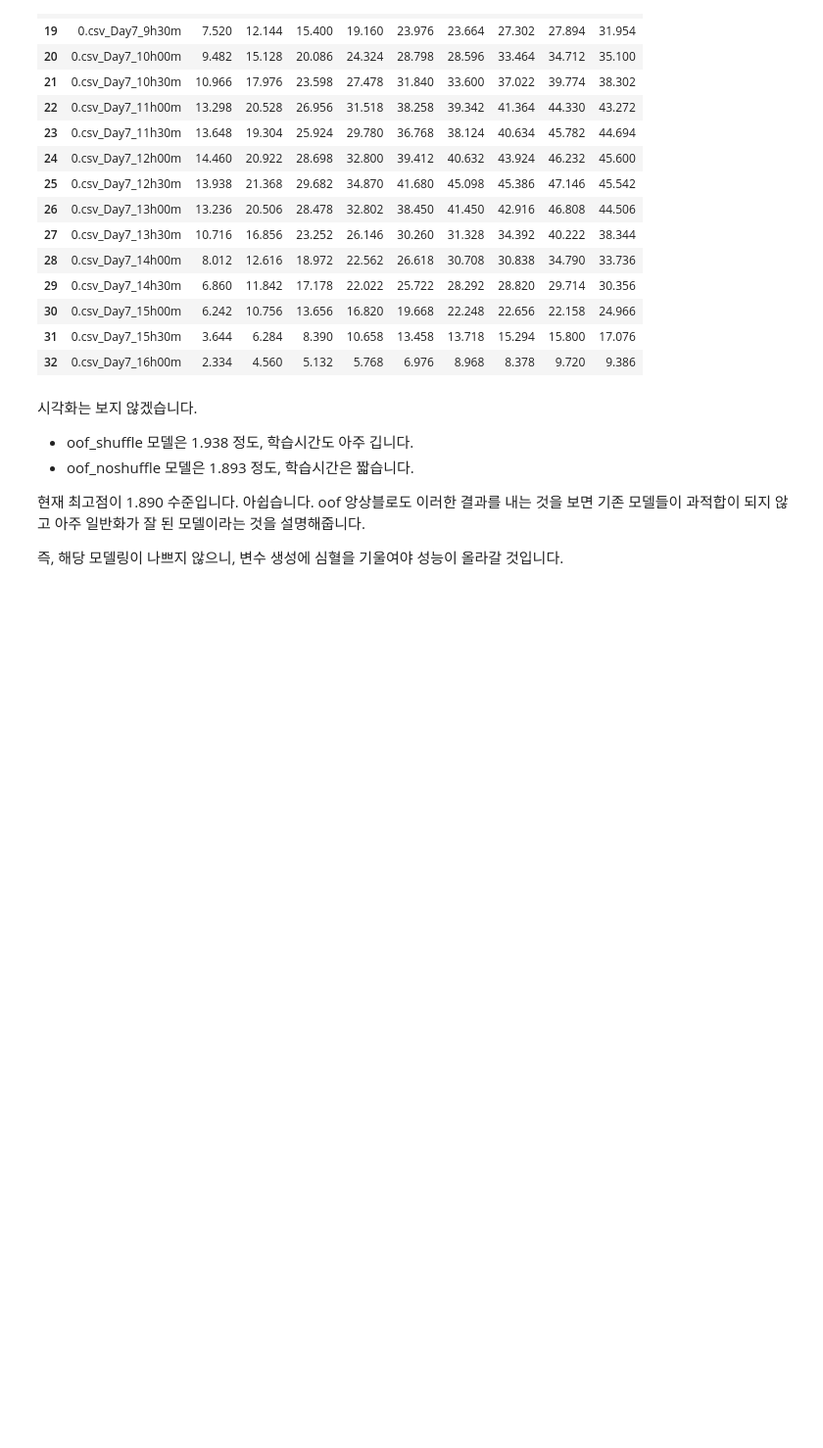
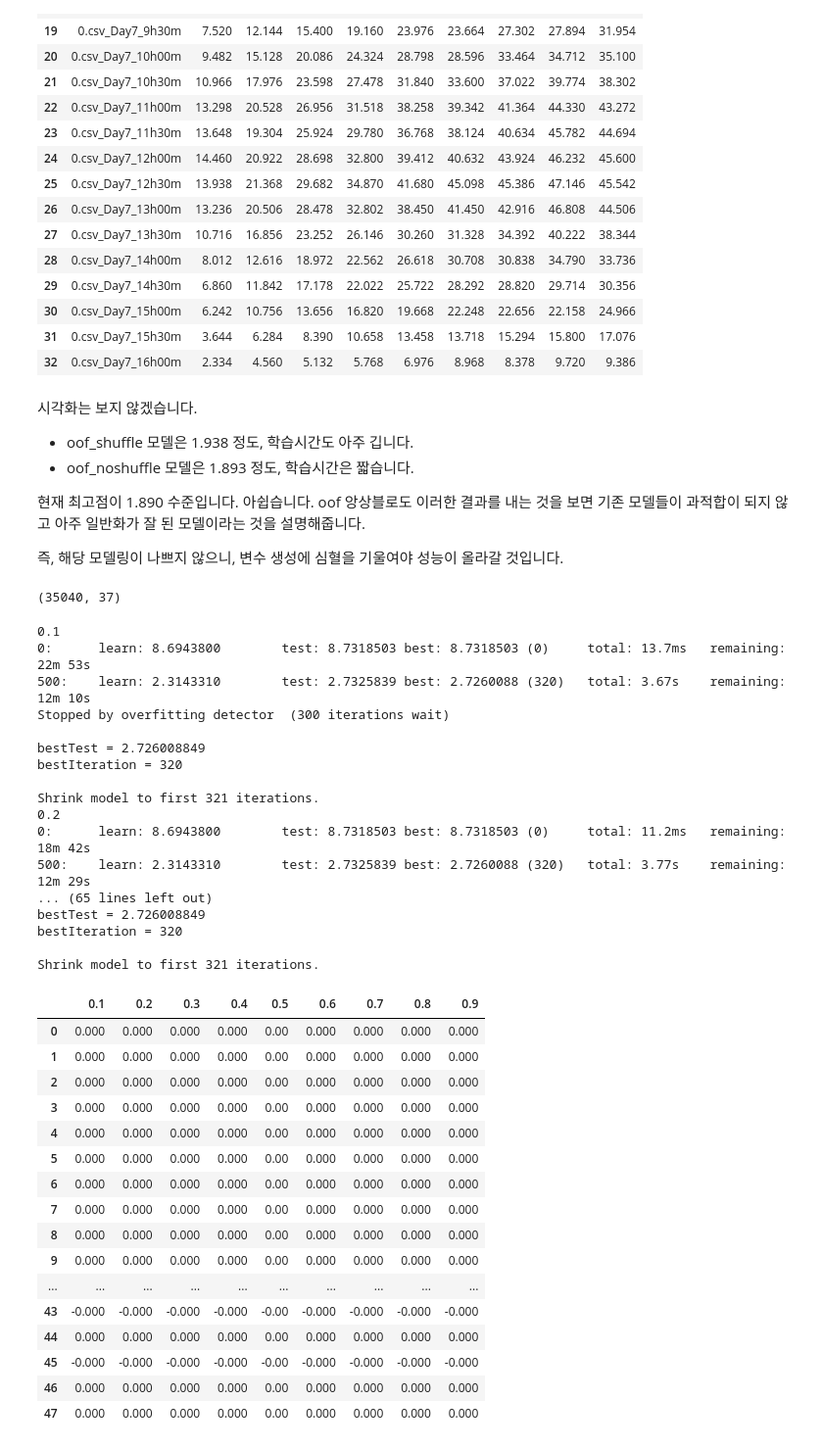
Before and after one commit to thinpig99/dacon-solarPanel, a Jupyter notebook: solarPanel_210108_kfold-test.ipynb, the cells around one changed output. Shown at 98% size. Saved outputs shown, nothing was run; the diff lists cells and outputs as text; code cells hidden in the pictures; blank space fills up the shorter version.

```diff
--- a/solarPanel_210108_kfold-test.ipynb
+++ b/solarPanel_210108_kfold-test.ipynb
@@ -341,0 +388,3 @@ submission[16:33]
+# %%
+tra = train[:35040]
+va = train[35040:]
@@ -341,0 +393,57 @@ submission[16:33]
+# %%
+def make_train_test_val(X, val, features):
+
+    x_train = X[features]
+    y_train_1 = X['TARGET_1']
+    y_train_2 = X['TARGET_2']
+
+    x_val = val[features]
+    y_val_1 = val['TARGET_1']
+    y_val_2 = val['TARGET_2']
+
+    print(x_train.shape)
+
+    return x_train, y_train_1, y_train_2, x_val, y_val_1, y_val_2
+# %%
+x_train, y_train_1, y_train_2, x_val, y_val_1, y_val_2 = make_train_test_val(tra, va, tra.columns[:-2])
+# %% [output]
+(35040, 37)
+# %%
+# Target1
+models_1, results_1 = train_catb(x_train, y_train_1, x_val, y_val_1, X_test)
+results_1.sort_index()[:48]
+# %% [output]
+0.1
+0:      learn: 8.6943800        test: 8.7318503 best: 8.7318503 (0)     total: 13.7ms   remaining: 22m 53s
+500:    learn: 2.3143310        test: 2.7325839 best: 2.7260088 (320)   total: 3.67s    remaining: 12m 10s
+Stopped by overfitting detector  (300 iterations wait)
+
+bestTest = 2.726008849
+bestIteration = 320
+
+Shrink model to first 321 iterations.
+0.2
+0:      learn: 8.6943800        test: 8.7318503 best: 8.7318503 (0)     total: 11.2ms   remaining: 18m 42s
+500:    learn: 2.3143310        test: 2.7325839 best: 2.7260088 (320)   total: 3.77s    remaining: 12m 29s
+... (65 lines left out)
+bestTest = 2.726008849
+bestIteration = 320
+
+Shrink model to first 321 iterations.
+|  | 0.1 | 0.2 | 0.3 | 0.4 | 0.5 | 0.6 | 0.7 | 0.8 | 0.9 |
+| 0 | 0.000 | 0.000 | 0.000 | 0.000 | 0.00 | 0.000 | 0.000 | 0.000 | 0.000 |
+| 1 | 0.000 | 0.000 | 0.000 | 0.000 | 0.00 | 0.000 | 0.000 | 0.000 | 0.000 |
+| 2 | 0.000 | 0.000 | 0.000 | 0.000 | 0.00 | 0.000 | 0.000 | 0.000 | 0.000 |
+| 3 | 0.000 | 0.000 | 0.000 | 0.000 | 0.00 | 0.000 | 0.000 | 0.000 | 0.000 |
+| 4 | 0.000 | 0.000 | 0.000 | 0.000 | 0.00 | 0.000 | 0.000 | 0.000 | 0.000 |
+| 5 | 0.000 | 0.000 | 0.000 | 0.000 | 0.00 | 0.000 | 0.000 | 0.000 | 0.000 |
+| 6 | 0.000 | 0.000 | 0.000 | 0.000 | 0.00 | 0.000 | 0.000 | 0.000 | 0.000 |
+| 7 | 0.000 | 0.000 | 0.000 | 0.000 | 0.00 | 0.000 | 0.000 | 0.000 | 0.000 |
+| 8 | 0.000 | 0.000 | 0.000 | 0.000 | 0.00 | 0.000 | 0.000 | 0.000 | 0.000 |
+| 9 | 0.000 | 0.000 | 0.000 | 0.000 | 0.00 | 0.000 | 0.000 | 0.000 | 0.000 |
+| ... | ... | ... | ... | ... | ... | ... | ... | ... | ... |
+| 43 | -0.000 | -0.000 | -0.000 | -0.000 | -0.00 | -0.000 | -0.000 | -0.000 | -0.000 |
+| 44 | 0.000 | 0.000 | 0.000 | 0.000 | 0.00 | 0.000 | 0.000 | 0.000 | 0.000 |
+| 45 | -0.000 | -0.000 | -0.000 | -0.000 | -0.00 | -0.000 | -0.000 | -0.000 | -0.000 |
+| 46 | 0.000 | 0.000 | 0.000 | 0.000 | 0.00 | 0.000 | 0.000 | 0.000 | 0.000 |
+| 47 | 0.000 | 0.000 | 0.000 | 0.000 | 0.00 | 0.000 | 0.000 | 0.000 | 0.000 |
```
Also changed, not shown: parts of 14 cells of this notebook, 12 other files.
